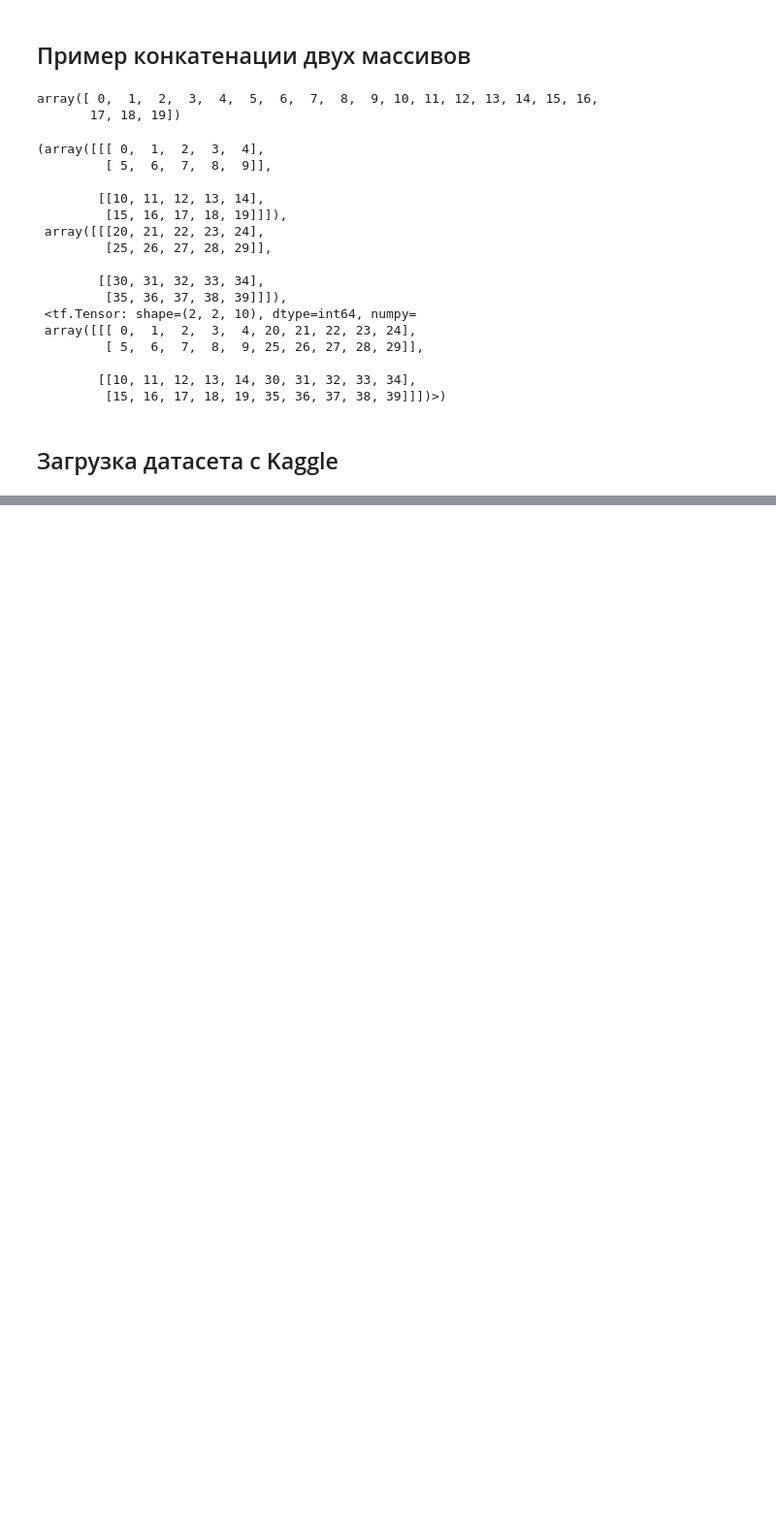
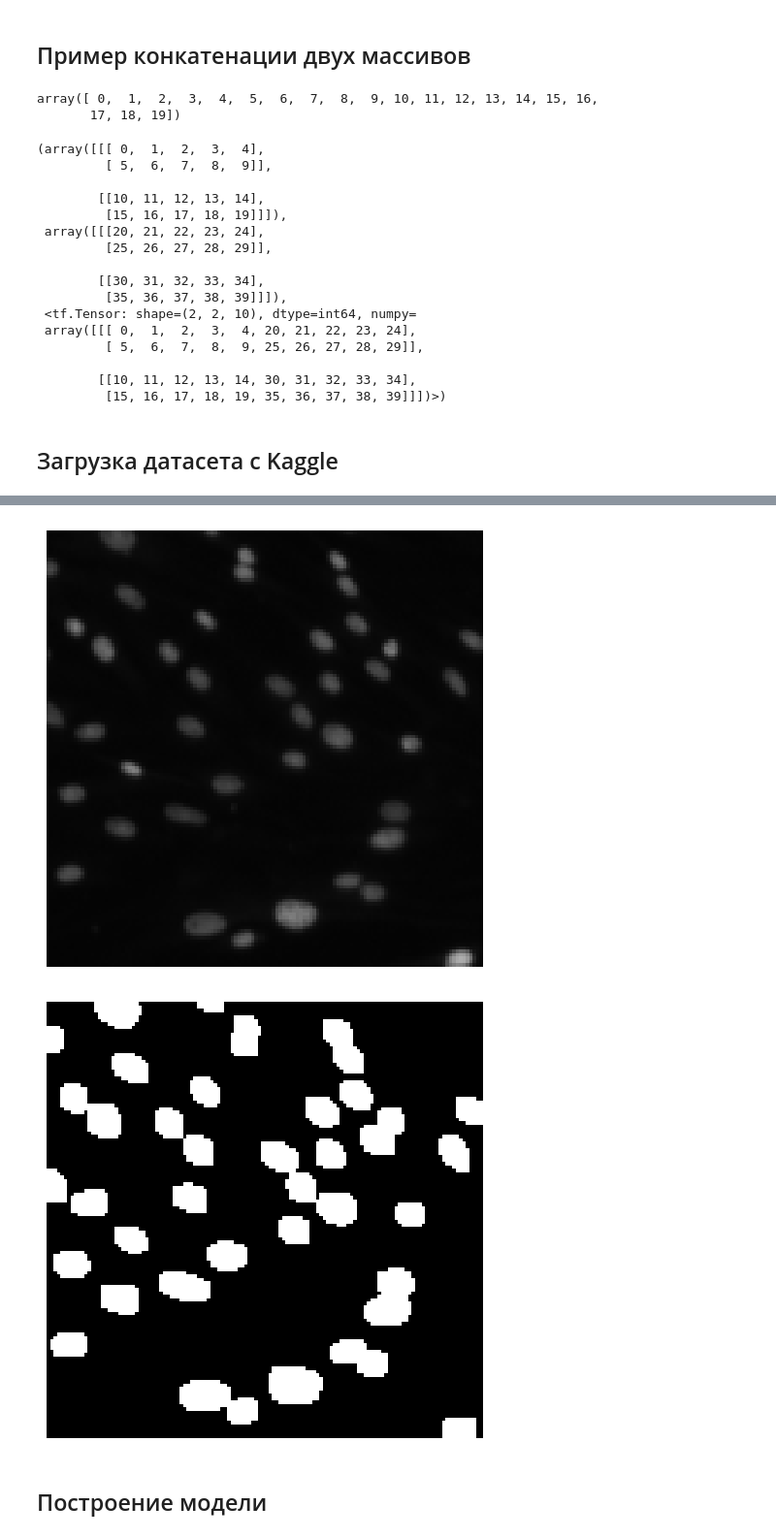
Before and after one commit to GrindelfP/deep-learning-excercises, a Jupyter notebook: task-7/task-7.ipynb, the cells around one changed output, grey strips where cells are left out. Shown at 97% size. Saved outputs shown, nothing was run; the diff lists cells and outputs as text; code cells hidden in the pictures; blank space fills up the shorter version.

```diff
--- a/task-7/task-7.ipynb
+++ b/task-7/task-7.ipynb
@@ -92,0 +129,13 @@ NameError: name 'train_ids' is not defined
+# %%
+image_x = random.randint(0, len(X_test))
+plt.axis("off")
+imshow(X_test[image_x])
+plt.show()
+plt.axis("off")
+imshow(np.squeeze(y_test[image_x]))
+plt.show()
+# %% [output]
+[figure, added]
+[figure, added]
+# %% [markdown]
+## Построение модели
```
Also changed, not shown: parts of 42 cells of this notebook, 6 other files.
